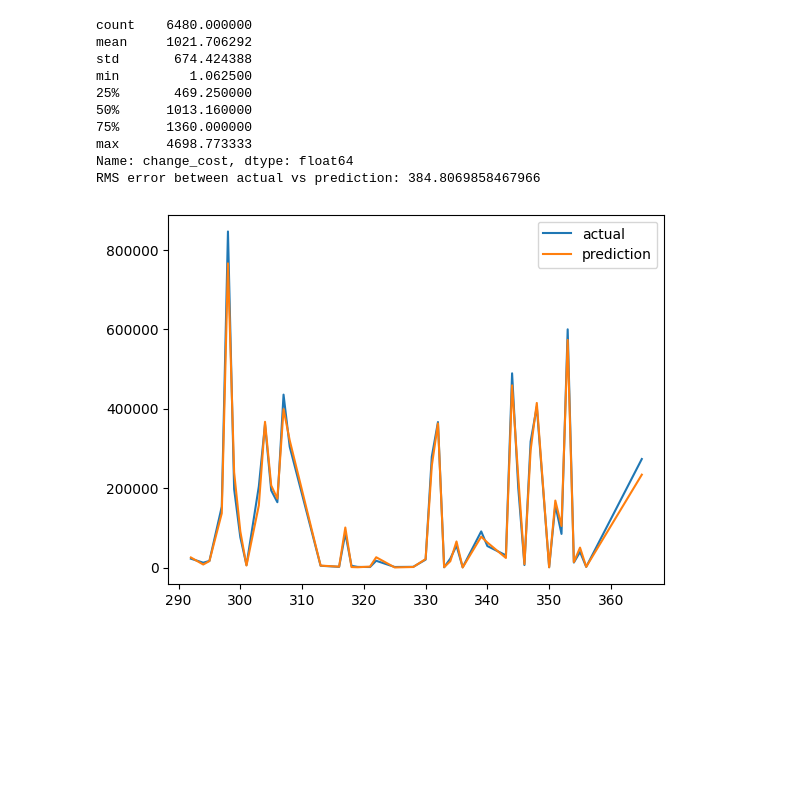
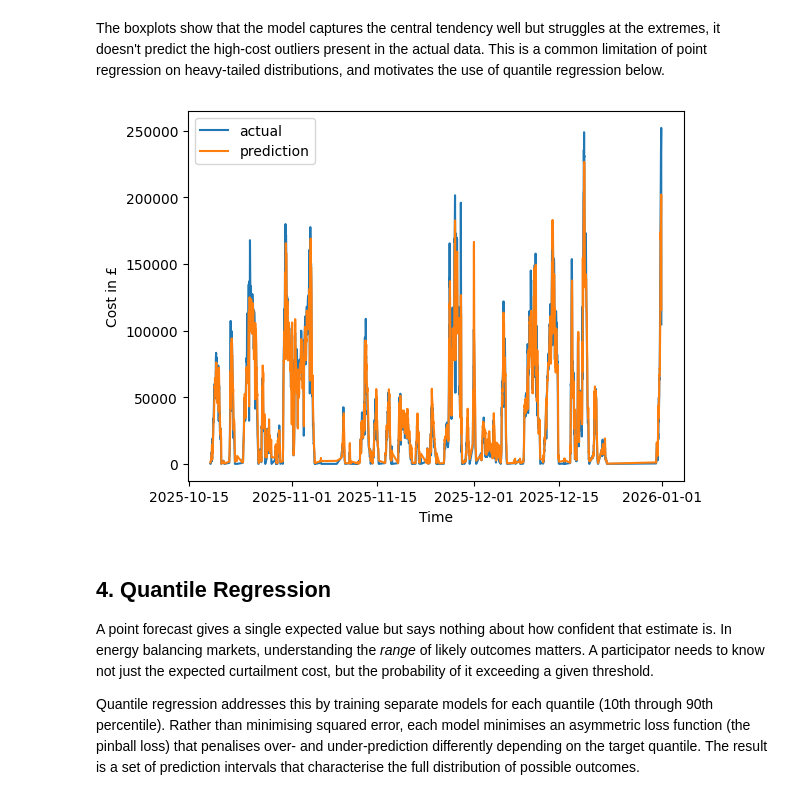
Before and after one commit to ParamveerK/data-science-portfolio, a Jupyter notebook: uk-windfarms/wind_forecast.ipynb, the cells around one changed output. Drawn from its saved outputs; the diff is of its cells as text; code cells hidden in the pictures; blank space fills up the shorter version.

```diff
--- a/uk-windfarms/wind_forecast.ipynb
+++ b/uk-windfarms/wind_forecast.ipynb
@@ -115,11 +147,13 @@ X_train.head()
 # %%
+# Drop columns before creating training and testing sets
+
 drop_cols = ['action','fuelType','timeFrom','timeTo','settlementDate']
 drop_cols.append('gspGroupId')
 for col in lag_cols:
     drop_cols.append(col)
 
-X_train = X_train[X_train['change_cost'] > 0].dropna()
-X_test = X_test[X_test['change_cost'] > 0].dropna()
+
+# Target variable: change_cost
 
 Y_h1_train = X_train.groupby('BmUnitId').shift(-1)['change_cost']
 
@@ -132,12 +166,24 @@ Y_h1_test = X_test.groupby('BmUnitId').shift(-1)['change_cost']
 X_test = X_test[Y_h1_test.notna()]
 Y_h1_test = Y_h1_test[Y_h1_test.notna()]
 
+mask_train = X_train['change_cost'] > 0
+mask_test = X_test['change_cost'] > 0
+
+X_train = X_train[mask_train]
+Y_h1_train = Y_h1_train[mask_train]
+
+X_test = X_test[mask_test]
+Y_h1_test = Y_h1_test[mask_test]
 
 X_train = X_train.drop(columns=drop_cols, errors='ignore')
 X_test = X_test.drop(columns=drop_cols, errors='ignore')
 
+
+
+# Check that length of training set matches after dropping NA's
+
 print(Y_h1_train.isna().sum())
-print(len(Y_h1_train))
-print(len(X_train))
+print(f'Length of Y_train: {len(Y_h1_train)}')
+print(f'Length of X_train: {len(X_train)}')
 # %% [output]
 0
@@ -221,39 +272,27 @@ RMS error between actual vs prediction: 384.8069858467966
-# %%
-predictions_h2 = lgbm_model_h1.predict(lgbm_xtest)
-
-mask = Y_h1_test.notna()
-Y_h1_test_clean = Y_h1_test[mask]
-predictions_h1_clean = predictions_h1[mask]
-
-
-
-error_h1 = root_mean_squared_error(Y_h1_test_clean,predictions_h1_clean)
-print(Y_h1_test.describe())
-print(f'RMS error between actual vs prediction: {error_h1}')
-# %% [output]
-count    6480.000000
-mean     1021.706292
-std       674.424388
-min         1.062500
-25%       469.250000
-50%      1013.160000
-75%      1360.000000
-max      4698.773333
-Name: change_cost, dtype: float64
-RMS error between actual vs prediction: 384.8069858467966
+# %% [markdown]
+The boxplots show that the model captures the central tendency well but struggles at the extremes, it doesn't predict the high-cost outliers present in the actual data. This is a common limitation of point regression on heavy-tailed distributions, and motivates the use of quantile regression below.
 # %%
+import plotly.express as px
+
 X_test_final = X_test.copy()
-X_test_final['1day_actual'] = Y_h1_test
-X_test_final['1day_prediction'] = predictions_h1
+X_test_final['1period_actual'] = Y_h1_test
+X_test_final['1period_prediction'] = predictions_h1
+X_test_final['time'] = wind_df['timeFrom']
 
-test_daily = X_test_final.groupby('dayofyear')[['1day_actual','1day_prediction']].sum().reset_index()
+test_by_period = X_test_final.groupby('time')[['1period_actual','1period_prediction']].sum().reset_index()
 
-
-plt.plot(test_daily['dayofyear'], test_daily['1day_actual'], label='actual')
-plt.plot(test_daily['dayofyear'], test_daily['1day_prediction'], label='prediction')
-plt.legend()
+sns.lineplot(data=test_by_period,x='time',y='1period_actual', label='actual')
+sns.lineplot(data=test_by_period,x='time',y='1period_prediction',label='prediction')
+plt.xlabel('Time')
+plt.ylabel('Cost in £')
 plt.show()
 # %% [output]
-[figure, old version]
+[figure, new version]
+# %% [markdown]
+## 4. Quantile Regression
+
+A point forecast gives a single expected value but says nothing about how confident that estimate is. In energy balancing markets, understanding the *range* of likely outcomes matters. A participator needs to know not just the expected curtailment cost, but the probability of it exceeding a given threshold.
+
+Quantile regression addresses this by training separate models for each quantile (10th through 90th percentile). Rather than minimising squared error, each model minimises an asymmetric loss function (the pinball loss) that penalises over- and under-prediction differently depending on the target quantile. The result is a set of prediction intervals that characterise the full distribution of possible outcomes.
 # %%
 quantiles = [0.1, 0.2, 0.3, 0.4, 0.5, 0.6, 0.7, 0.8, 0.9]
```
Also changed, not shown: parts of 41 cells of this notebook.
